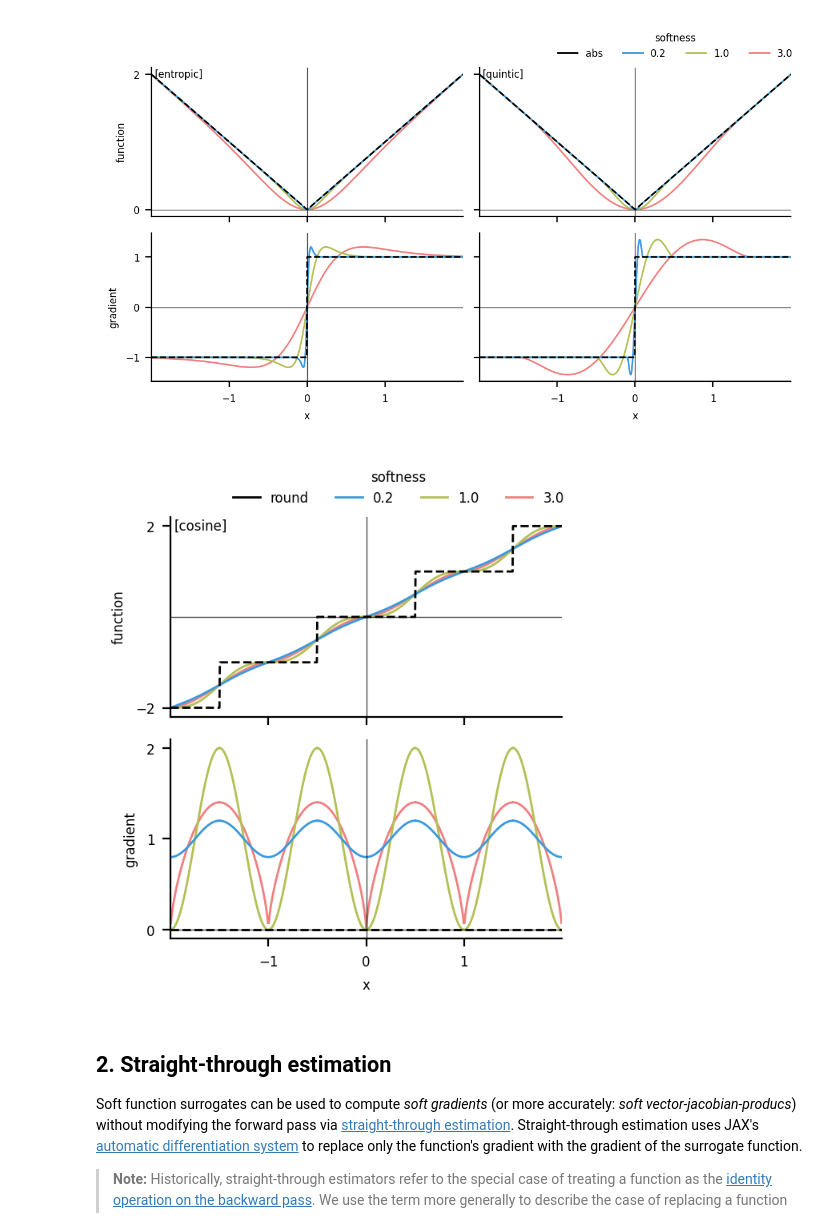
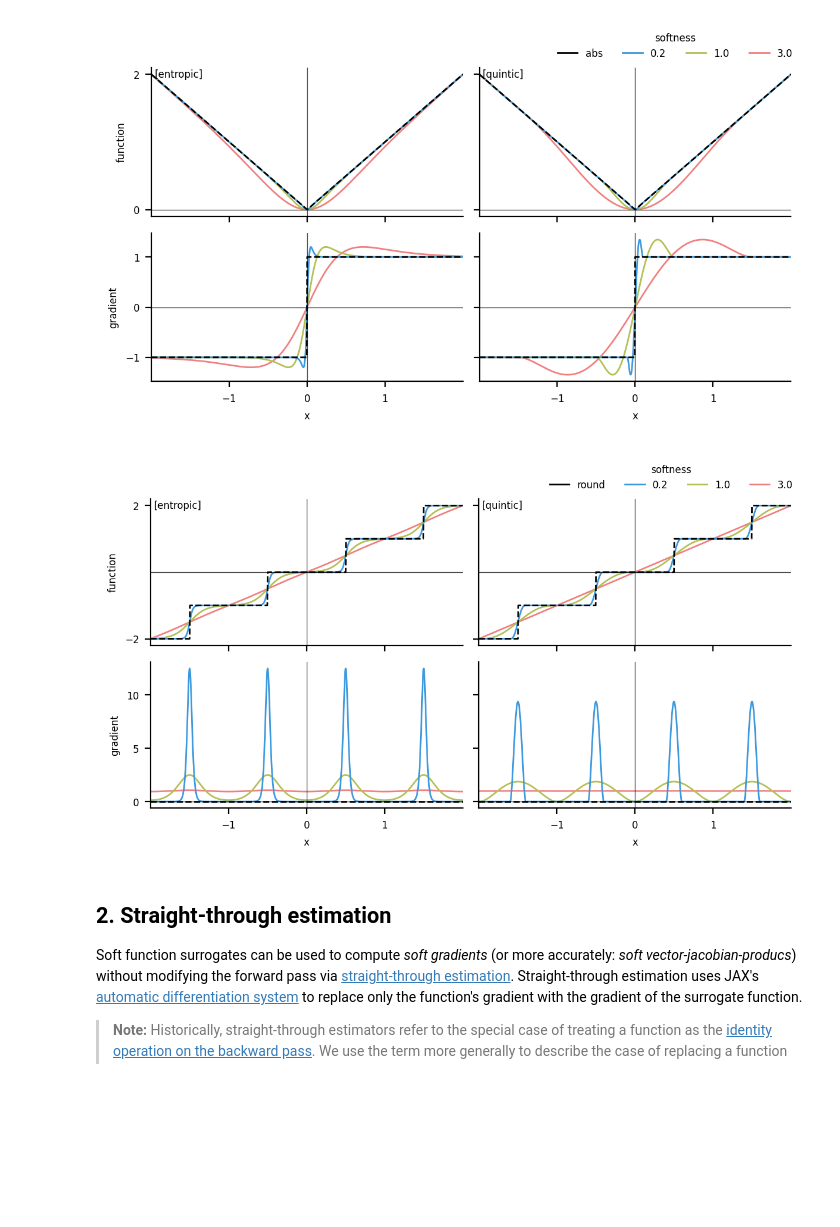
Before and after one commit to a-paulus/softjax, a Jupyter notebook: docs/all-of-softjax.ipynb, the cells around one changed output. Saved outputs shown, nothing was run; the diff lists cells and outputs as text; code cells hidden in the pictures; blank space fills up the shorter version.

```diff
--- a/docs/all-of-softjax.ipynb
+++ b/docs/all-of-softjax.ipynb
@@ -314,9 +314,9 @@ plot(sj.abs, modes=["entropic", "quintic"])
 # %% [output]
 [figure]
 # %%
-plot(sj.round, modes=["cosine"])
+plot(sj.round, modes=["entropic", "quintic"])
 # %% [output]
-[figure, old version]
+[figure, new version]
 # %% [markdown]
 ## 2. Straight-through estimation
 Soft function surrogates can be used to compute *soft gradients* (or more accurately: *soft vector-jacobian-producs*) without modifying the forward pass via [straight-through estimation](https://docs.jax.dev/en/latest/advanced-autodiff.html#straight-through-estimator-using-stop-gradient). Straight-through estimation uses JAX's [automatic differentiation system](https://docs.jax.dev/en/latest/notebooks/autodiff_cookbook.html) to replace only the function's gradient with the gradient of the surrogate function.
```
Also changed, not shown: parts of 2 cells of this notebook, 2 other files.
